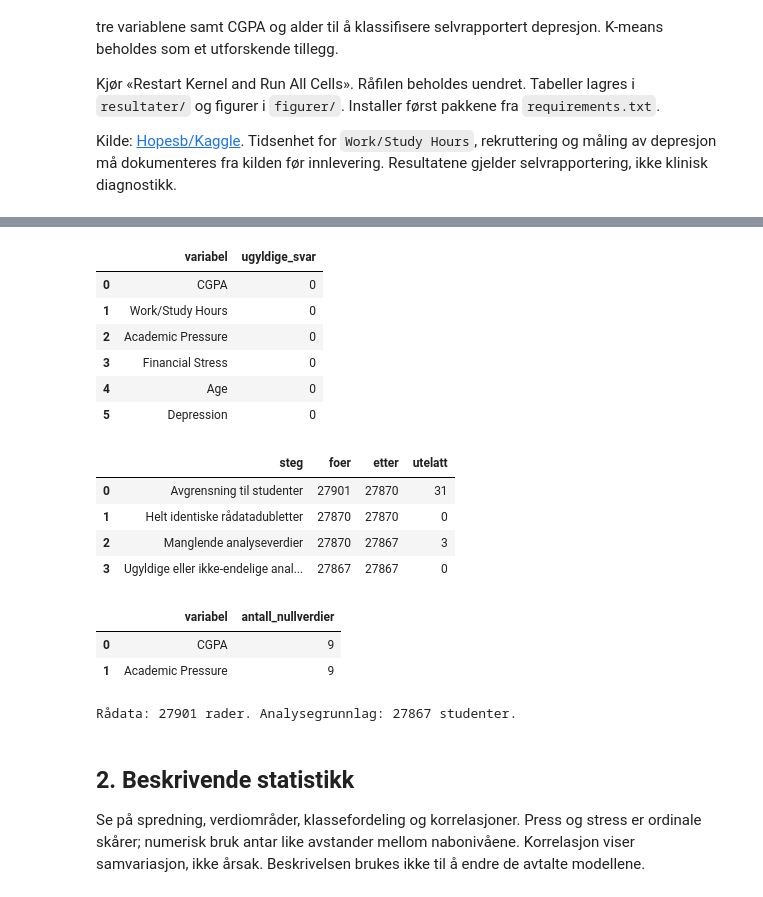
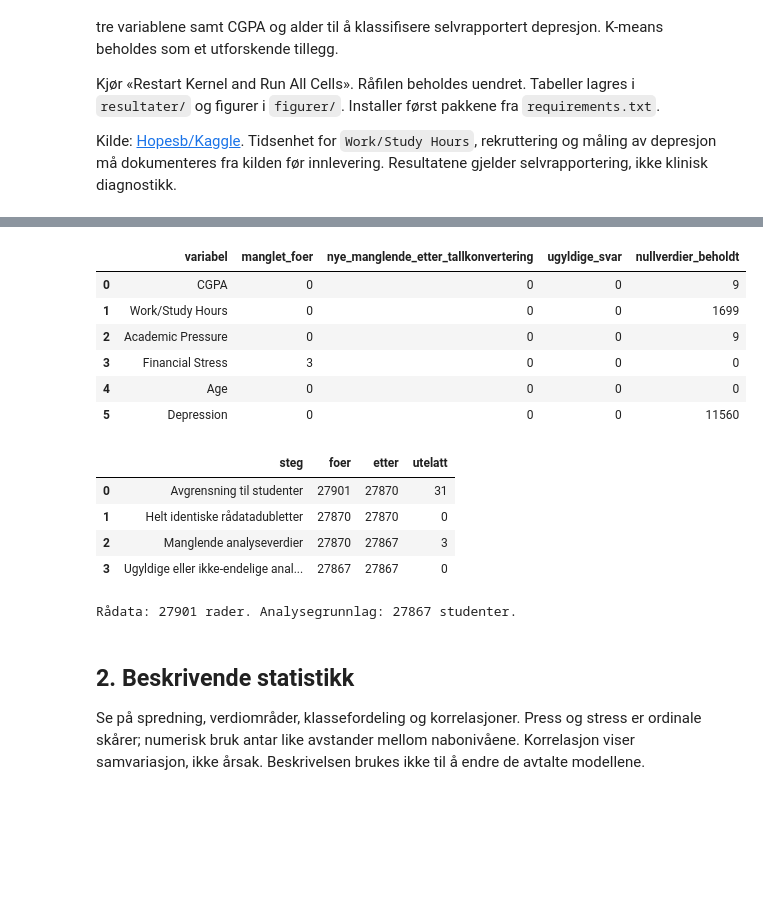
Before and after one commit to holakle/Statistikk_prosjekt, a Jupyter notebook: analyse.ipynb, the cells around one changed output, grey strips where cells are left out. Cells and saved outputs as stored; diff of their text form; code cells hidden in the pictures; blank space fills up the shorter version.

```diff
--- a/analyse.ipynb
+++ b/analyse.ipynb
@@ -67,31 +66,31 @@ eller studiepress beholdes fordi betydningen er usikker, og undersøkes separat
 # %%
-raw_bytes = DATAFIL.read_bytes()
-raw_sha256 = hashlib.sha256(raw_bytes).hexdigest()
 raa = pd.read_csv(DATAFIL)
 paakrevd = ['id', 'Profession', *ANALYSEKOLONNER]
 mangler_kolonner = sorted(set(paakrevd) - set(raa.columns))
 if mangler_kolonner:
     raise ValueError(f'Mangler kolonner: {mangler_kolonner}')
 
-df = raa.copy(deep=True)
+df = raa.copy()
 renselogg = []
 def registrer_steg(navn, foer, etter):
     renselogg.append({'steg': navn, 'foer': foer, 'etter': etter, 'utelatt': foer - etter})
 
 foer = len(df)
-df = df.loc[df['Profession'].astype('string').str.strip().eq('Student').fillna(False)].copy()
+# Rydd bort mellomrom i yrkesnavnet før studentavgrensningen.
+yrke = df['Profession'].astype('string').str.strip()
+er_student = yrke.eq('Student').fillna(False)
+df = df.loc[er_student].copy()
 registrer_steg('Avgrensning til studenter', foer, len(df))
 foer = len(df)
 df = df.drop_duplicates().copy()
 registrer_steg('Helt identiske rådatadubletter', foer, len(df))
 # %%
-konvertering = []
+datakontroll = pd.DataFrame({'manglet_foer': df[ANALYSEKOLONNER].isna().sum()})
 for kolonne in ANALYSEKOLONNER:
-    antall_manglet = df[kolonne].isna().sum()
     df[kolonne] = pd.to_numeric(df[kolonne], errors='coerce')
-    konvertering.append({'variabel': kolonne, 'manglet_foer': int(antall_manglet),
-                        'nye_manglende_etter_tallkonvertering': int(df[kolonne].isna().sum() - antall_manglet)})
-lagre_tabell(pd.DataFrame(konvertering), 'manglende_verdier')
+datakontroll['nye_manglende_etter_tallkonvertering'] = (
+    df[ANALYSEKOLONNER].isna().sum() - datakontroll['manglet_foer'])
+
 foer = len(df)
 df = df.dropna(subset=ANALYSEKOLONNER).copy()
 registrer_steg('Manglende analyseverdier', foer, len(df))
@@ -106,43 +97,41 @@ registrer_steg('Manglende analyseverdier', foer, len(df))
 # %%
 gyldig = pd.DataFrame({
     'CGPA': df['CGPA'].between(0, 10),
     'Work/Study Hours': df['Work/Study Hours'].ge(0),
     'Academic Pressure': df['Academic Pressure'].isin([0, 1, 2, 3, 4, 5]),
     'Financial Stress': df['Financial Stress'].isin([1, 2, 3, 4, 5]),
     'Age': df['Age'].gt(0),
     'Depression': df['Depression'].isin([0, 1]),
 }, index=df.index)
 gyldig &= np.isfinite(df[gyldig.columns])
-lagre_tabell((~gyldig).sum().rename_axis('variabel').reset_index(name='ugyldige_svar'), 'ugyldige_verdier')
+datakontroll['ugyldige_svar'] = (~gyldig).sum()
 foer = len(df)
 df = df.loc[gyldig.all(axis=1)].copy()
 registrer_steg('Ugyldige eller ikke-endelige analyseverdier', foer, len(df))
 df['Depression'] = df['Depression'].astype(int)
 if df['id'].isna().any() or df['id'].duplicated().any():
     raise ValueError('ID mangler eller er duplisert. Avklar personidentitet før oppdeling.')
 if df.empty or df['Depression'].nunique() != 2:
     raise ValueError('Analysen trenger observasjoner fra begge depresjonsklassene.')
 
+assert sum(steg['utelatt'] for steg in renselogg) + len(df) == len(raa)
+datakontroll['nullverdier_beholdt'] = df[ANALYSEKOLONNER].eq(0).sum()
+lagre_tabell(datakontroll.rename_axis('variabel').reset_index(), 'datakontroll')
 lagre_tabell(pd.DataFrame(renselogg), 'renselogg')
-nullflagg = df[['CGPA', 'Academic Pressure']].eq(0)
-lagre_tabell(nullflagg.sum().rename_axis('variabel').reset_index(name='antall_nullverdier'), 'nullverdier')
 print(f'Rådata: {len(raa)} rader. Analysegrunnlag: {len(df)} studenter.')
 # %% [output]
-|  | variabel | ugyldige_svar |
-| 0 | CGPA | 0 |
-| 1 | Work/Study Hours | 0 |
-| 2 | Academic Pressure | 0 |
-| 3 | Financial Stress | 0 |
-| 4 | Age | 0 |
-| 5 | Depression | 0 |
+|  | variabel | manglet_foer | nye_manglende_etter_tallkonvertering | ugyldige_svar | nullverdier_beholdt |
+| 0 | CGPA | 0 | 0 | 0 | 9 |
+| 1 | Work/Study Hours | 0 | 0 | 0 | 1699 |
+| 2 | Academic Pressure | 0 | 0 | 0 | 9 |
+| 3 | Financial Stress | 3 | 0 | 0 | 0 |
+| 4 | Age | 0 | 0 | 0 | 0 |
+| 5 | Depression | 0 | 0 | 0 | 11560 |
 |  | steg | foer | etter | utelatt |
 | 0 | Avgrensning til studenter | 27901 | 27870 | 31 |
 | 1 | Helt identiske rådatadubletter | 27870 | 27870 | 0 |
 | 2 | Manglende analyseverdier | 27870 | 27867 | 3 |
 | 3 | Ugyldige eller ikke-endelige anal... | 27867 | 27867 | 0 |
-|  | variabel | antall_nullverdier |
-| 0 | CGPA | 9 |
-| 1 | Academic Pressure | 9 |
 Rådata: 27901 rader. Analysegrunnlag: 27867 studenter.
 # %% [markdown]
 ## 2. Beskrivende statistikk
```
Also changed, not shown: parts of 11 cells of this notebook, 6 other files.
